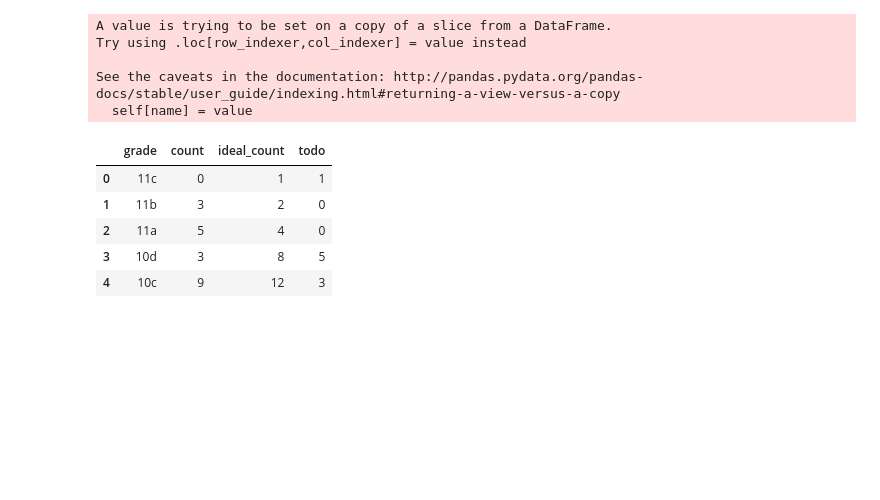
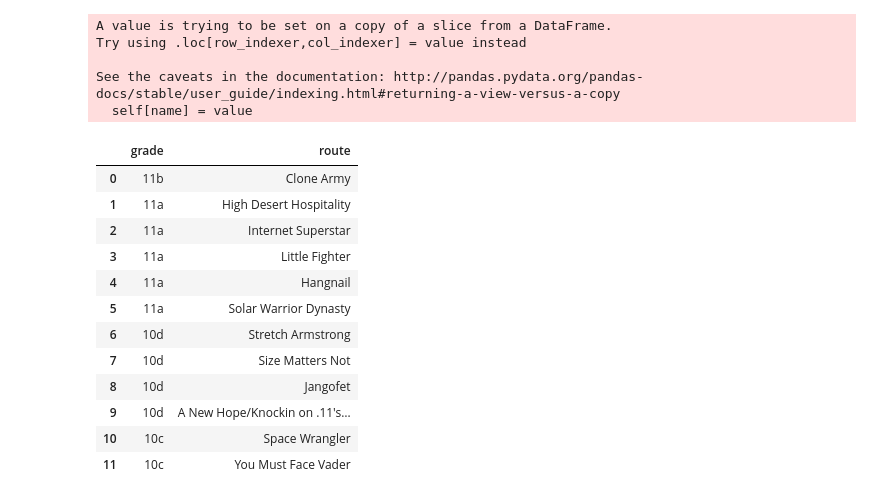
Before and after one commit to Tclack88/MountainProject, a Jupyter notebook: rp_os_pyramids.ipynb, the cells around one changed output. Cells and saved outputs as stored; diff of their text form; code cells hidden in the pictures; blank space fills up the shorter version.

```diff
--- a/rp_os_pyramids.ipynb
+++ b/rp_os_pyramids.ipynb
@@ -557,12 +562,19 @@ See the caveats in the documentation: http://pandas.pydata.org/pandas-docs/stabl
   self[name] = value
 # %%
 # Merging the "todos" of everyone will find the area classics no one has done but "need to do" in order to fill their pyramids
-t_rec#.merge(m_rec).merge(r_rec)
-P_trevor.suggest_pyramid()
+t_rec.merge(m_rec).merge(r_rec)
+# P_trevor.suggest_pyramid()
 # %% [output]
-|  | grade | count | ideal_count | todo |
-| 0 | 11c | 0 | 1 | 1 |
-| 1 | 11b | 3 | 2 | 0 |
-| 2 | 11a | 5 | 4 | 0 |
-| 3 | 10d | 3 | 8 | 5 |
-| 4 | 10c | 9 | 12 | 3 |
+|  | grade | route |
+| 0 | 11b | Clone Army |
+| 1 | 11a | High Desert Hospitality |
+| 2 | 11a | Internet Superstar |
+| 3 | 11a | Little Fighter |
+| 4 | 11a | Hangnail |
+| 5 | 11a | Solar Warrior Dynasty |
+| 6 | 10d | Stretch Armstrong |
+| 7 | 10d | Size Matters Not |
+| 8 | 10d | Jangofet |
+| 9 | 10d | A New Hope/Knockin on .11's… |
+| 10 | 10c | Space Wrangler |
+| 11 | 10c | You Must Face Vader |
```
Also changed, not shown: parts of 2 cells of this notebook.
